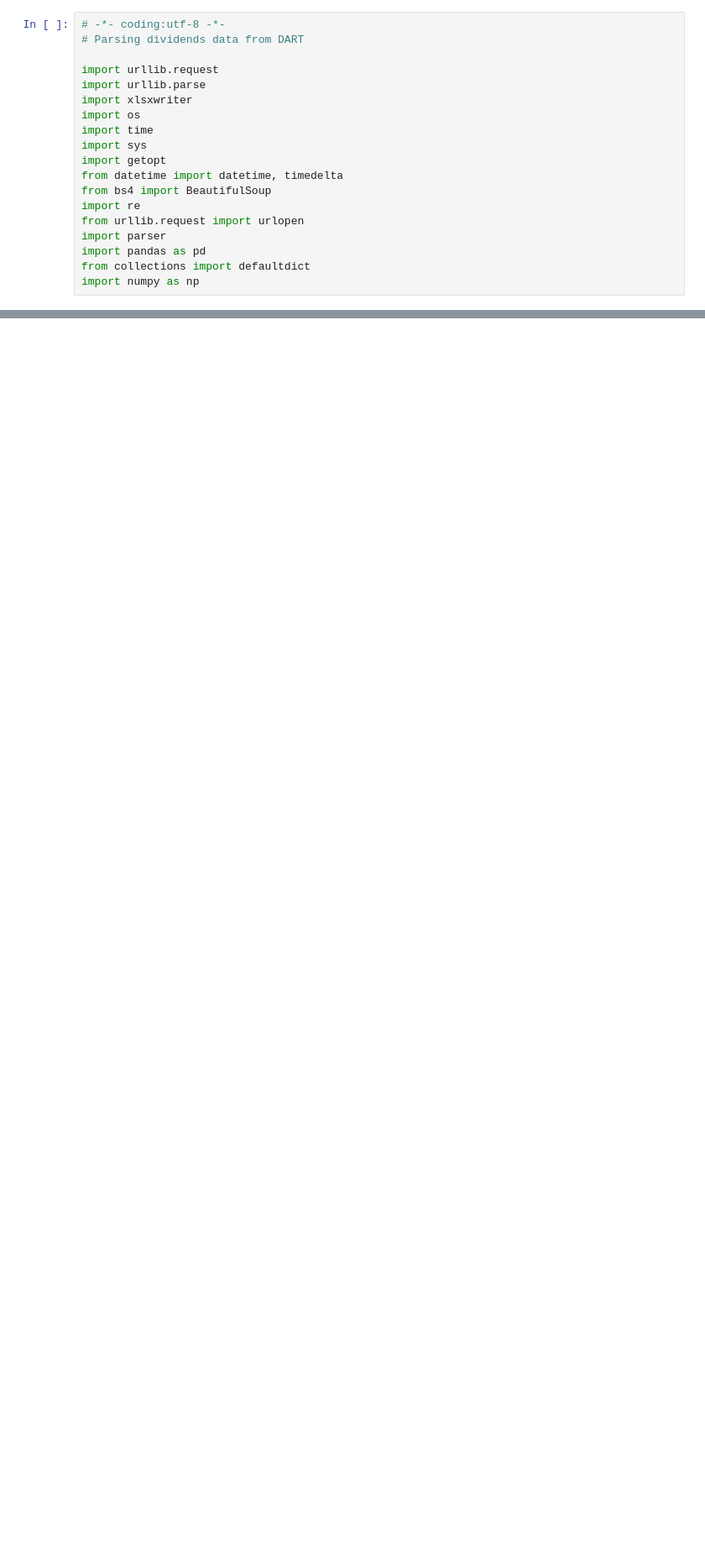
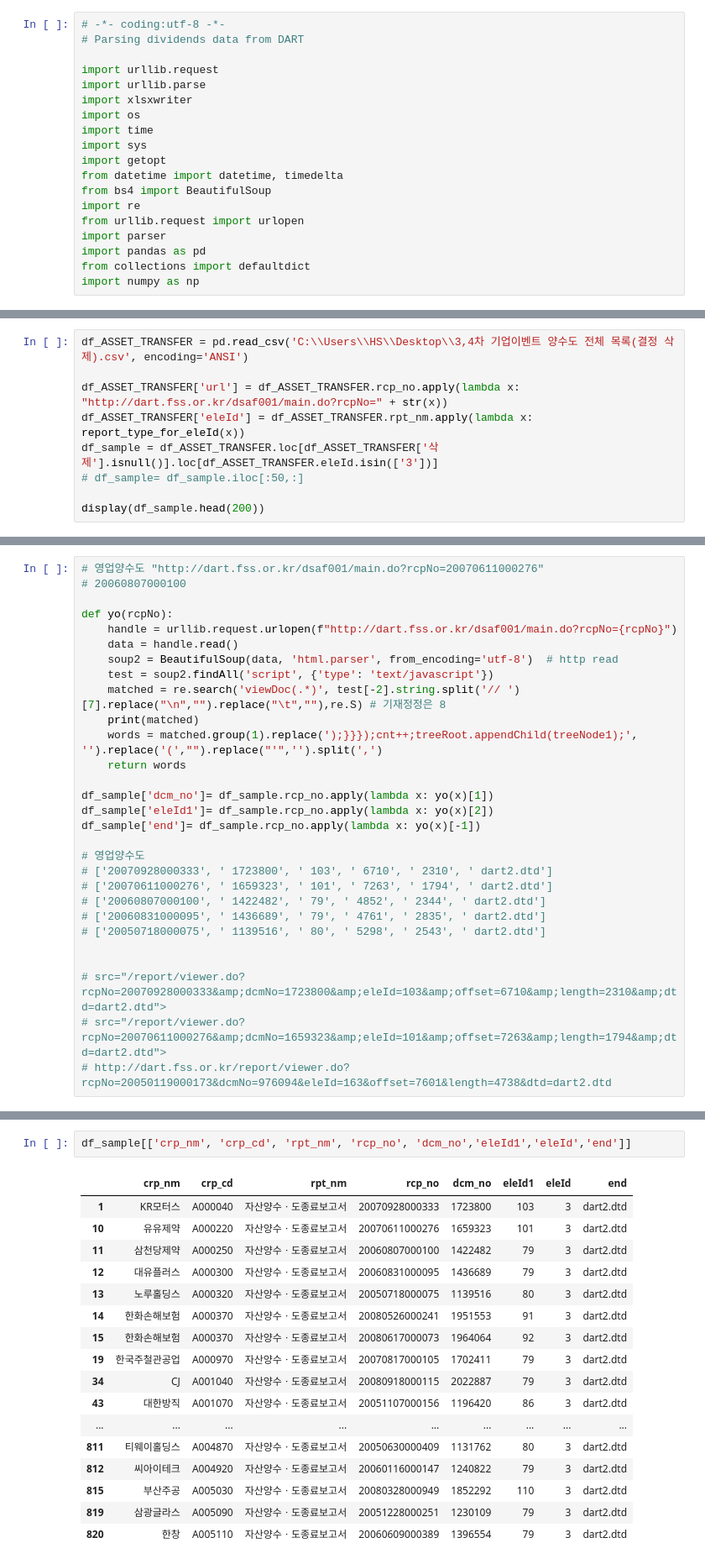
Before and after one commit to sunnyhyo/Dart_crawler, a Jupyter notebook: Asset transfer/fuction get data version.ipynb, the cells around one changed output, grey strips where cells are left out. Shown at 84% size. Drawn from its saved outputs; the diff is of its cells as text; blank space fills up the shorter version.

```diff
--- a/Asset transfer/fuction get data version.ipynb
+++ b/Asset transfer/fuction get data version.ipynb
@@ -61,0 +254,9 @@ def cleansing(text):
+# %%
+df_ASSET_TRANSFER = pd.read_csv('C:\\Users\\HS\\Desktop\\3,4차 기업이벤트 양수도 전체 목록(결정 삭제).csv', encoding='ANSI')
+
+df_ASSET_TRANSFER['url'] = df_ASSET_TRANSFER.rcp_no.apply(lambda x: "http://dart.fss.or.kr/dsaf001/main.do?rcpNo=" + str(x))
+df_ASSET_TRANSFER['eleId'] = df_ASSET_TRANSFER.rpt_nm.apply(lambda x: report_type_for_eleId(x))
+df_sample = df_ASSET_TRANSFER.loc[df_ASSET_TRANSFER['삭제'].isnull()].loc[df_ASSET_TRANSFER.eleId.isin(['3'])]
+# df_sample= df_sample.iloc[:50,:]
+
+display(df_sample.head(200))
@@ -61,0 +286,29 @@ def cleansing(text):
+# %%
+# 영업양수도 "http://dart.fss.or.kr/dsaf001/main.do?rcpNo=20070611000276"
+# 20060807000100
+
+def yo(rcpNo):
+    handle = urllib.request.urlopen(f"http://dart.fss.or.kr/dsaf001/main.do?rcpNo={rcpNo}")
+    data = handle.read()
+    soup2 = BeautifulSoup(data, 'html.parser', from_encoding='utf-8')  # http read
+    test = soup2.findAll('script', {'type': 'text/javascript'})
+    matched = re.search('viewDoc(.*)', test[-2].string.split('// ')[7].replace("\n","").replace("\t",""),re.S) # 기재정정은 8
+    print(matched)
+    words = matched.group(1).replace(');}}});cnt++;treeRoot.appendChild(treeNode1);', '').replace('(',"").replace("'",'').split(',')
+    return words
+
+df_sample['dcm_no']= df_sample.rcp_no.apply(lambda x: yo(x)[1])
+df_sample['eleId1']= df_sample.rcp_no.apply(lambda x: yo(x)[2])
+df_sample['end']= df_sample.rcp_no.apply(lambda x: yo(x)[-1])
+
+# 영업양수도
+# ['20070928000333', ' 1723800', ' 103', ' 6710', ' 2310', ' dart2.dtd']
+# ['20070611000276', ' 1659323', ' 101', ' 7263', ' 1794', ' dart2.dtd']
+# ['20060807000100', ' 1422482', ' 79', ' 4852', ' 2344', ' dart2.dtd']
+# ['20060831000095', ' 1436689', ' 79', ' 4761', ' 2835', ' dart2.dtd']
+# ['20050718000075', ' 1139516', ' 80', ' 5298', ' 2543', ' dart2.dtd']
+
+
+# src="/report/viewer.do?rcpNo=20070928000333&amp;dcmNo=1723800&amp;eleId=103&amp;offset=6710&amp;length=2310&amp;dtd=dart2.dtd">
+# src="/report/viewer.do?rcpNo=20070611000276&amp;dcmNo=1659323&amp;eleId=101&amp;offset=7263&amp;length=1794&amp;dtd=dart2.dtd">
+# http://dart.fss.or.kr/report/viewer.do?rcpNo=20050119000173&dcmNo=976094&eleId=163&offset=7601&length=4738&dtd=dart2.dtd
@@ -61,0 +396,20 @@ def cleansing(text):
+# %%
+df_sample[['crp_nm', 'crp_cd', 'rpt_nm', 'rcp_no', 'dcm_no','eleId1','eleId','end']]
+# %% [output]
+|  | crp_nm | crp_cd | rpt_nm | rcp_no | dcm_no | eleId1 | eleId | end |
+| 1 | KR모터스 | A000040 | 자산양수ㆍ도종료보고서 | 20070928000333 | 1723800 | 103 | 3 | dart2.dtd |
+| 10 | 유유제약 | A000220 | 자산양수ㆍ도종료보고서 | 20070611000276 | 1659323 | 101 | 3 | dart2.dtd |
+| 11 | 삼천당제약 | A000250 | 자산양수ㆍ도종료보고서 | 20060807000100 | 1422482 | 79 | 3 | dart2.dtd |
+| 12 | 대유플러스 | A000300 | 자산양수ㆍ도종료보고서 | 20060831000095 | 1436689 | 79 | 3 | dart2.dtd |
+| 13 | 노루홀딩스 | A000320 | 자산양수ㆍ도종료보고서 | 20050718000075 | 1139516 | 80 | 3 | dart2.dtd |
+| 14 | 한화손해보험 | A000370 | 자산양수ㆍ도종료보고서 | 20080526000241 | 1951553 | 91 | 3 | dart2.dtd |
+| 15 | 한화손해보험 | A000370 | 자산양수ㆍ도종료보고서 | 20080617000073 | 1964064 | 92 | 3 | dart2.dtd |
+| 19 | 한국주철관공업 | A000970 | 자산양수ㆍ도종료보고서 | 20070817000105 | 1702411 | 79 | 3 | dart2.dtd |
+| 34 | CJ | A001040 | 자산양수ㆍ도종료보고서 | 20080918000115 | 2022887 | 79 | 3 | dart2.dtd |
+| 43 | 대한방직 | A001070 | 자산양수ㆍ도종료보고서 | 20051107000156 | 1196420 | 86 | 3 | dart2.dtd |
+| ... | ... | ... | ... | ... | ... | ... | ... | ... |
+| 811 | 티웨이홀딩스 | A004870 | 자산양수ㆍ도종료보고서 | 20050630000409 | 1131762 | 80 | 3 | dart2.dtd |
+| 812 | 씨아이테크 | A004920 | 자산양수ㆍ도종료보고서 | 20060116000147 | 1240822 | 79 | 3 | dart2.dtd |
+| 815 | 부산주공 | A005030 | 자산양수ㆍ도종료보고서 | 20080328000949 | 1852292 | 110 | 3 | dart2.dtd |
+| 819 | 삼광글라스 | A005090 | 자산양수ㆍ도종료보고서 | 20051228000251 | 1230109 | 79 | 3 | dart2.dtd |
+| 820 | 한창 | A005110 | 자산양수ㆍ도종료보고서 | 20060609000389 | 1396554 | 79 | 3 | dart2.dtd |
```
Also changed, not shown: parts of 17 cells of this notebook.
